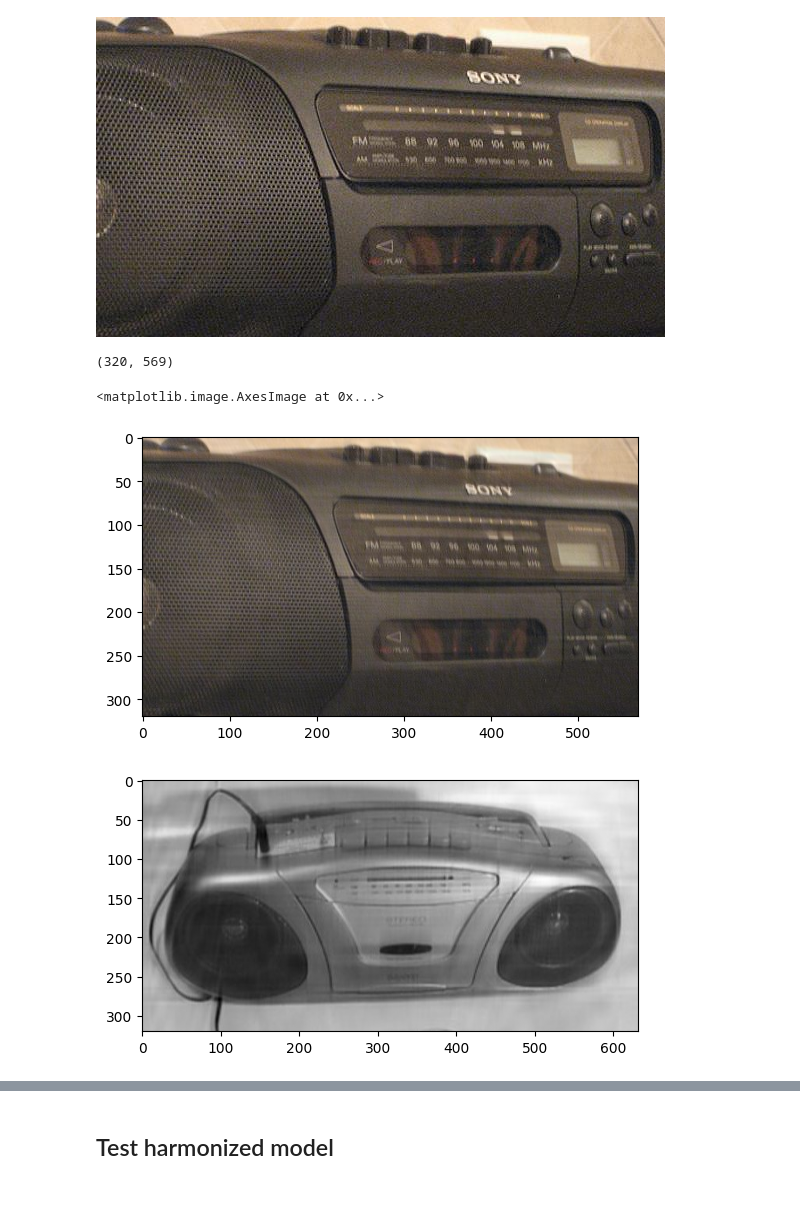
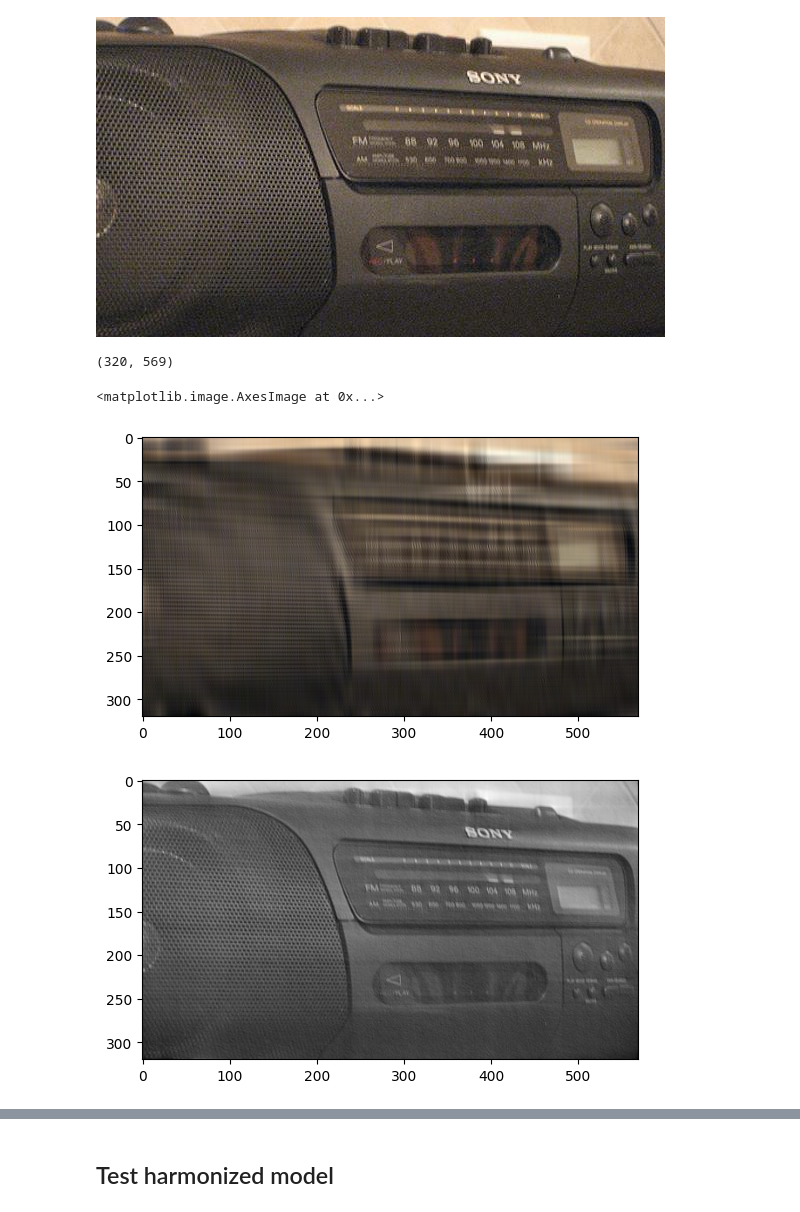
Before and after one commit to superasymmetry/CPSY1291_finalproject, a Jupyter notebook: CPSY1291_FinalProject.ipynb, the cells around one changed output, grey strips where cells are left out. Drawn from its saved outputs; the diff is of its cells as text; code cells hidden in the pictures.

```diff
--- a/CPSY1291_FinalProject.ipynb
+++ b/CPSY1291_FinalProject.ipynb
@@ -107,16 +107,16 @@ def remove_freqs(img_data, threshold):
   image_fft = fp.fft2(img_data)
 
   rows, cols = img_data.shape
-  freq_x = fp.fftfreq(cols)
-  freq_y = fp.fftfreq(rows)
+  freq_x = np.fft.fftfreq(cols, d=1.0)
+  freq_y = np.fft.fftfreq(rows, d=1.0)
 
   for i in range(len(freq_x)):
     for j in range(len(freq_y)):
       if freq_x[i] > threshold and freq_y[j] > threshold:
-        image_fft[i][j] = 0.0
-        # image_fft[rows - i][cols - j] = 0.0
-        # image_fft[rows - i][j] = 0.0
-        # image_fft[i][cols - j] = 0.0
+        image_fft[j][i] = 0.0
+        image_fft[rows - i][cols - j] = 0.0
+        image_fft[rows - i][j] = 0.0
+        image_fft[i][cols - j] = 0.0
 
   inverse = np.real(fp.ifft2(image_fft))
   return inverse
@@ -131,15 +131,15 @@ plt.imshow(img_norm)
 # %% [output]
 (320, 569)
 <matplotlib.image.AxesImage at 0x...>
-[figure, old version]
+[figure, new version]
 # %%
 image_gray = np.mean(np.array(image).astype(float), axis=2)
-gray_inverse = remove_freqs(image_gray, 0.01)
+gray_inverse = remove_freqs(image_gray, 0.001)
 
 plt.imshow(gray_inverse, cmap='gray')
 plt.show()
 # %% [output]
-[figure, old version]
+[figure, new version]
 # %%
 import h5py
 f = h5py.File("/content/efficientnetB0_harmonized.h5", mode="r+")
```
Also changed, not shown: parts of 32 cells of this notebook.
